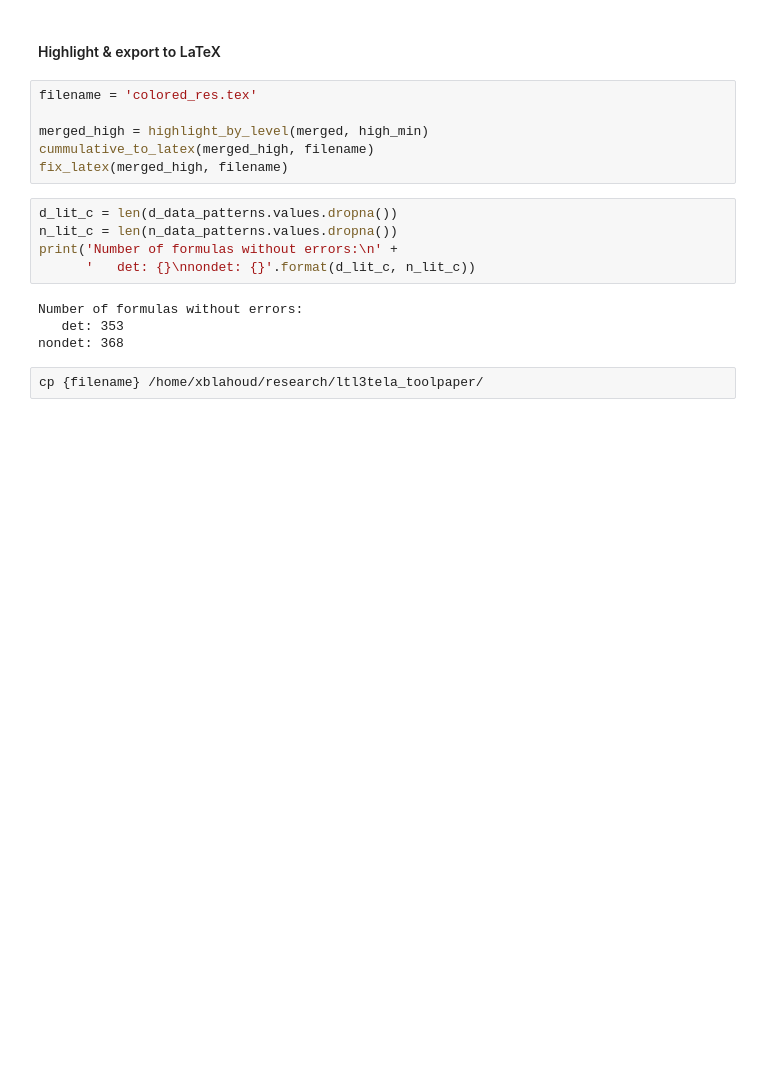
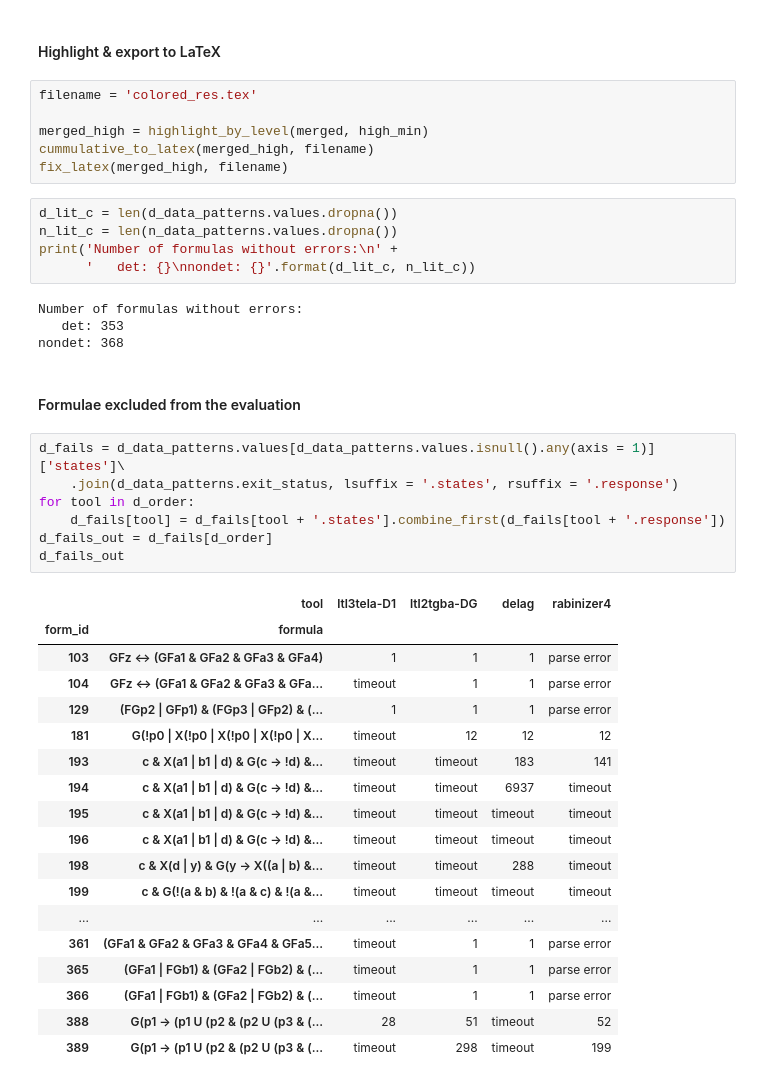
Before and after one commit to jurajmajor/ltl3tela, a Jupyter notebook: Experiments/Evaluation_ATVA19.ipynb, the cells around one changed output. Drawn from its saved outputs; the diff is of its cells as text; blank space fills up the shorter version.

Commit message:
Evaluation_ATVA19.ipynb: excluded formulae & cleanup

```diff
--- a/Experiments/Evaluation_ATVA19.ipynb
+++ b/Experiments/Evaluation_ATVA19.ipynb
@@ -329,5 +311,31 @@ print('Number of formulas without errors:\n' +
 Number of formulas without errors:
    det: 353
 nondet: 368
-# %%
-cp {filename} /home/xblahoud/research/ltl3tela_toolpaper/
+# %% [markdown]
+#### Formulae excluded from the evaluation
+# %%
+d_fails = d_data_patterns.values[d_data_patterns.values.isnull().any(axis = 1)]['states']\
+    .join(d_data_patterns.exit_status, lsuffix = '.states', rsuffix = '.response')
+for tool in d_order:
+    d_fails[tool] = d_fails[tool + '.states'].combine_first(d_fails[tool + '.response'])
+d_fails_out = d_fails[d_order]
+d_fails_out
+# %% [output]
+|  | tool | ltl3tela-D1 | ltl2tgba-DG | delag | rabinizer4 |
+| form_id | formula |  |  |  |  |
+| 103 | GFz <-> (GFa1 & GFa2 & GFa3 & GFa4) | 1 | 1 | 1 | parse error |
+| 104 | GFz <-> (GFa1 & GFa2 & GFa3 & GFa... | timeout | 1 | 1 | parse error |
+| 129 | (FGp2 | GFp1) & (FGp3 | GFp2) & (... | 1 | 1 | 1 | parse error |
+| 181 | G(!p0 | X(!p0 | X(!p0 | X(!p0 | X... | timeout | 12 | 12 | 12 |
+| 193 | c & X(a1 | b1 | d) & G(c -> !d) &... | timeout | timeout | 183 | 141 |
+| 194 | c & X(a1 | b1 | d) & G(c -> !d) &... | timeout | timeout | 6937 | timeout |
+| 195 | c & X(a1 | b1 | d) & G(c -> !d) &... | timeout | timeout | timeout | timeout |
+| 196 | c & X(a1 | b1 | d) & G(c -> !d) &... | timeout | timeout | timeout | timeout |
+| 198 | c & X(d | y) & G(y -> X((a | b) &... | timeout | timeout | 288 | timeout |
+| 199 | c & G(!(a & b) & !(a & c) & !(a &... | timeout | timeout | timeout | timeout |
+| ... | ... | ... | ... | ... | ... |
+| 361 | (GFa1 & GFa2 & GFa3 & GFa4 & GFa5... | timeout | 1 | 1 | parse error |
+| 365 | (GFa1 | FGb1) & (GFa2 | FGb2) & (... | timeout | 1 | 1 | parse error |
+| 366 | (GFa1 | FGb1) & (GFa2 | FGb2) & (... | timeout | 1 | 1 | parse error |
+| 388 | G(p1 -> (p1 U (p2 & (p2 U (p3 & (... | 28 | 51 | timeout | 52 |
+| 389 | G(p1 -> (p1 U (p2 & (p2 U (p3 & (... | timeout | 298 | timeout | 199 |
```
Also changed, not shown: parts of 5 cells of this notebook.
